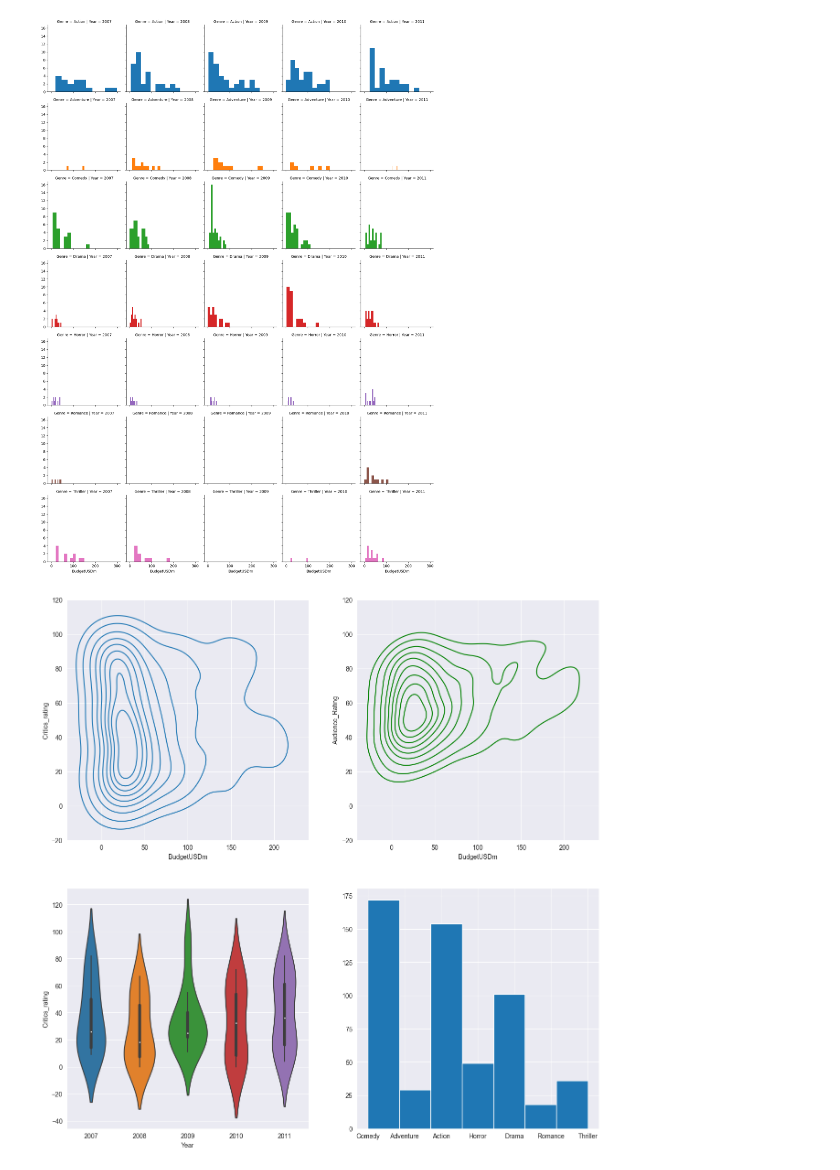
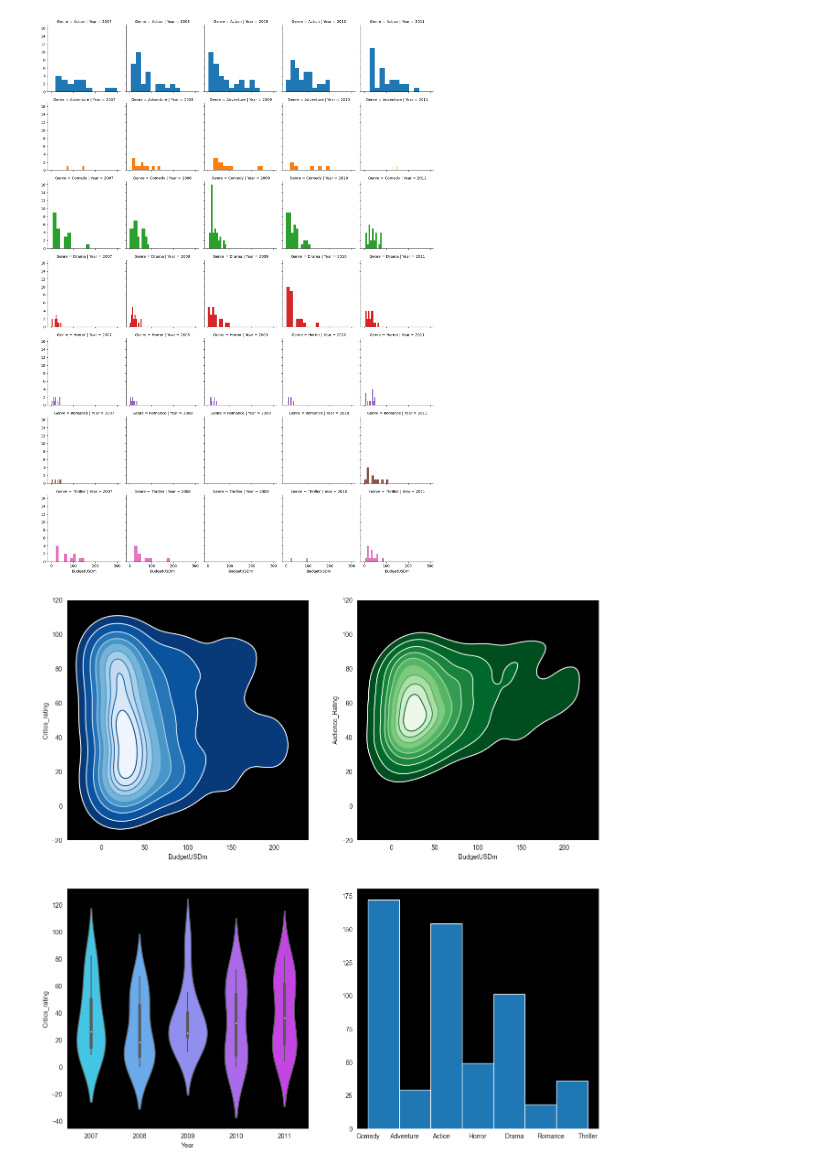
Before and after one commit to HristiyanIvanovski/Advanced-visualisation, a Jupyter notebook: movie_ratings_visuals.ipynb, the cells around one changed output. Drawn from its saved outputs; the diff is of its cells as text; code cells hidden in the pictures.

```diff
--- a/movie_ratings_visuals.ipynb
+++ b/movie_ratings_visuals.ipynb
@@ -235,22 +235,28 @@ fg1 = fg1.map(plt.hist, 'BudgetUSDm')
 # %%
 # building a dashboard
 
-sns.set_style('darkgrid')
+sns.set_style('dark', {'axes.facecolor': 'black'}) #first param is for grid lines, second param is a kwarg for the background color of the charts
 
 f, axes = plt.subplots(2, 2, figsize=(15, 15))
 
-sbp11 = sns.kdeplot(data=movies, x='BudgetUSDm', y='Critics_rating', ax=axes[0, 0])
+#Plot [0, 0]
+sbp11 = sns.kdeplot(data=movies, x='BudgetUSDm', y='Critics_rating', shade=True, cmap='Blues_r', ax=axes[0, 0])
+sbp11b = sns.kdeplot(data=movies, x='BudgetUSDm', y='Critics_rating', cmap='Blues', ax=axes[0, 0])
 
-sbp22 = sns.kdeplot(data=movies, x='BudgetUSDm', y='Audience_Rating', color='Green', ax=axes[0, 1])
+#Plot [0, 1]
+sbp22 = sns.kdeplot(data=movies, x='BudgetUSDm', y='Audience_Rating', shade=True, cmap='Greens_r', ax=axes[0, 1])
+sbp22b = sns.kdeplot(data=movies, x='BudgetUSDm', y='Audience_Rating', cmap='Greens', ax=axes[0, 1])
 
-vioplt11 = sns.violinplot(data=movies[movies.Genre == 'Horror'], x='Year', y='Critics_rating', ax=axes[1, 0])
+#Plot [1, 0]
+vioplt11 = sns.violinplot(data=movies[movies.Genre == 'Horror'], x='Year', y='Critics_rating', palette='cool', ax=axes[1, 0])
 
+#Plot [1, 1]
 axes[1, 1].hist(data=movies, x='Genre', bins=7)
 
 # setting x y limits
 sbp11.set(xlim=(-40, 240), ylim=(-20, 120))
 sbp22.set(xlim=(-40, 240), ylim=(-20, 120))
 
 plt.show()
 # %% [output]
-[figure, old version]
+[figure, new version]
```
